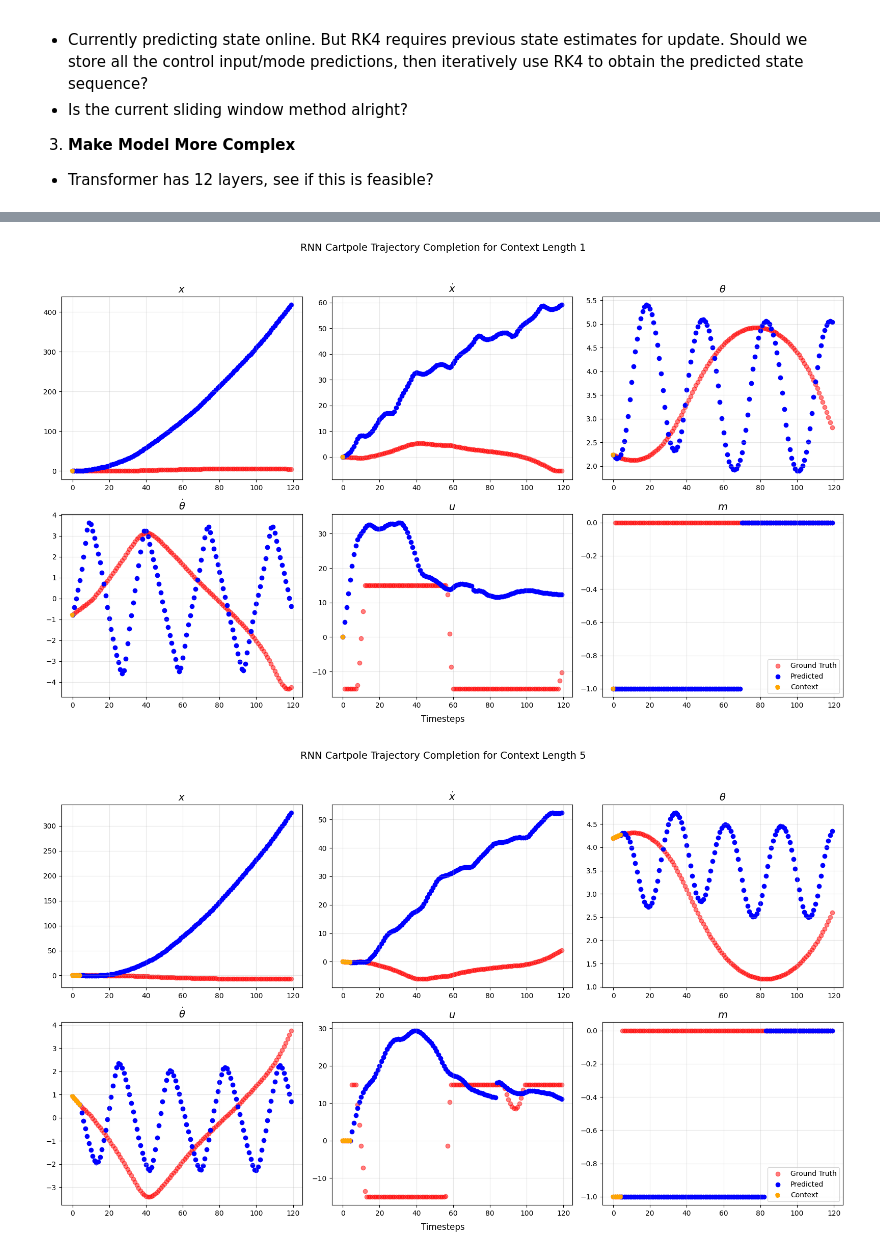
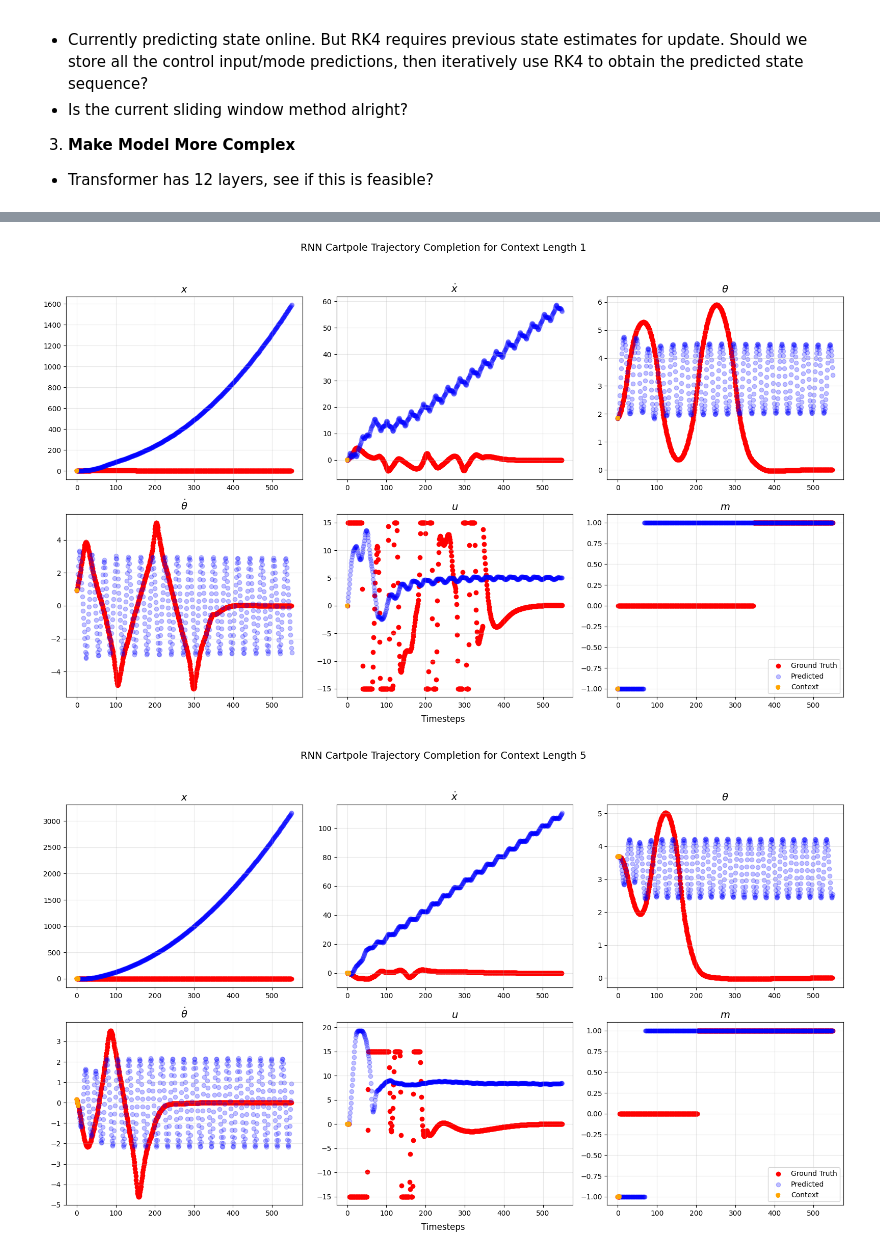
Before and after one commit to ebonyelsmith/transformer_control, a Jupyter notebook: test_rnn_baseline.ipynb, the cells around one changed output, grey strips where cells are left out. Cells and saved outputs as stored; diff of their text form; code cells hidden in the pictures.

```diff
--- a/test_rnn_baseline.ipynb
+++ b/test_rnn_baseline.ipynb
@@ -240,7 +248,7 @@ def inference(model : torch.nn.Module,
     Inputs:
         - model : RNN baseline for cartpole system.
         - context : running trajectory [batch_size, context_length, 7]
-        - s_prevs : list of predictions of previous states [batch_size, context_length, 4]
+        - s_prevs : list of raw state sequences in context [batch_size, context_length + 1, 4]
         - cartmass : physical parameter used for solver [batch_size,]
         - polemass : physical parameter used for solver [batch_size,]
         - polelength : physical parameter used for solver [batch_size,]
@@ -264,12 +272,14 @@ def inference(model : torch.nn.Module,
 
     return trace, s_preds
 # %%
-def plot_traces(context_batches : list[torch.tensor],
+def plot_traces(model : torch.nn.Module,
+                context_batches : list[torch.tensor],
                 context_length : int,
                 num_traces : int,
                 rollout_length : int) -> None:
     """
     Inputs:
+        - model : ...
         - context_batches : list of batches by context_length with the same physical parameters
         - context_length : length of context in batch
         - num_traces : number of trajectories to plot
@@ -286,30 +296,31 @@ def plot_traces(context_batches : list[torch.tensor],
 
         trajectory_for_model = torch.cat(process_data(xs[:, :rollout_length, :], ys[:, :rollout_length, :]), dim=-1)
         context = trajectory_for_model[:, :context_length, :]
-        s_prevs = [trajectory[:, i, :4] for i in range(context_length)]
+        s_prevs = [trajectory[:, i, :4] for i in range(context_length + 1)]
 
         trace, s_preds = inference(model=model,
                                    context=context,
                                    s_prevs=s_prevs,
                                    cartmass=cartmasses,
                                    polemass=polemasses,
-                                   polelength=polelengths)
+                                   polelength=polelengths,
+                                   rollout_length=rollout_length)
 
         fig, axes = plt.subplots(2, 3, figsize=(16, 10))
         axes_flattened = axes.flatten()
 
         features = ['$x$', '$\dot{x}$', '$\\theta$', '$\dot{\\theta}$', '$u$', '$m$']
         for i, feature in enumerate(features):
-            true_data = trajectory[..., i].squeeze()
+            true_data = trajectory[..., i].squeeze().cpu()
             if i < 4:
-                data = s_preds[..., i].squeeze()
+                data = s_preds[..., i].squeeze().cpu()
             else:
-                data = trace[..., i+1].squeeze()
+                data = trace[..., i+1].squeeze().cpu()
 
             ax = axes_flattened[i]
 
-            ax.scatter(np.arange(rollout_length), true_data, color='red', label='Ground Truth', alpha=0.5)
-            ax.scatter(np.arange(context_length-1, len(data)), data[context_length-1:], color='blue', label='Predicted')
+            ax.scatter(np.arange(rollout_length), true_data, color='red', label='Ground Truth')
+            ax.scatter(np.arange(context_length-1, len(data)), data[context_length-1:], color='blue', label='Predicted', alpha=0.25)
             ax.scatter(np.arange(context_length), data[:context_length], color='orange', linestyle='--', label='Context')
 
             ax.set_title(feature, fontsize=14)
@@ -320,31 +331,33 @@ def plot_traces(context_batches : list[torch.tensor],
         plt.tight_layout(rect=[0, 0.05, 1, 0.95])
         plt.legend()
 
-        output_dir = './visualizations/1_layer_rnn_h256_eval'
-        file_path = os.path.join(output_dir, f'{s}_context_length_{context_length}')
-        plt.savefig(file_path, dpi=300)
+        # output_dir = './visualizations/1_layer_rnn_v2_h256_eval'
+        # file_path = os.path.join(output_dir, f'{s}_context_length_{context_length}')
+        # plt.savefig(file_path, dpi=300)
         plt.show()
 
-        plt.close()
+        # plt.close()
+# %%
+context_batches = sample(indist=True, n=5)
 # %%
 model_config = {'n_dims': {'state': 5, 'distance': 1, 'mode': 3,'control': 1},
-                'hidden_size': 256,
-                'num_layers': 1,
-                'cell_type': 'rnn',
+                'hidden_size': 1024,
+                'num_layers': 2,
+                'cell_type': 'gru',
                 'n_embd': 256}
-checkpoint_path = './models/cartpole_rnn/single_layer_standard_rnn/checkpoint_epoch1_step225547.pt'
+checkpoint_path = './models/cartpole_rnn/two_layer_gru_v2_h1024/checkpoint_epoch1_step225547.pt'
 checkpoint = torch.load(checkpoint_path, map_location=device)
 consume_prefix_in_state_dict_if_present(checkpoint['model_state_dict'], prefix='module.')
 model = build_rnn(model_config)
 model.load_state_dict(checkpoint['model_state_dict'])
 model.to(device)
 
-# context_batches = sample(indist=True, n=5)
 for context_length in [1, 5, 10, 25, 50]:
-    plot_traces(context_batches=context_batches,
+    plot_traces(model=model,
+                context_batches=context_batches,
                 context_length=context_length,
                 num_traces=1,
-                rollout_length=120)
+                rollout_length=550)
 # %% [output]
-[figure, old version]
+[figure, new version]
-[figure, old version]
+[figure, new version]
```
Also changed, not shown: parts of 6 cells of this notebook, 18 other files.
